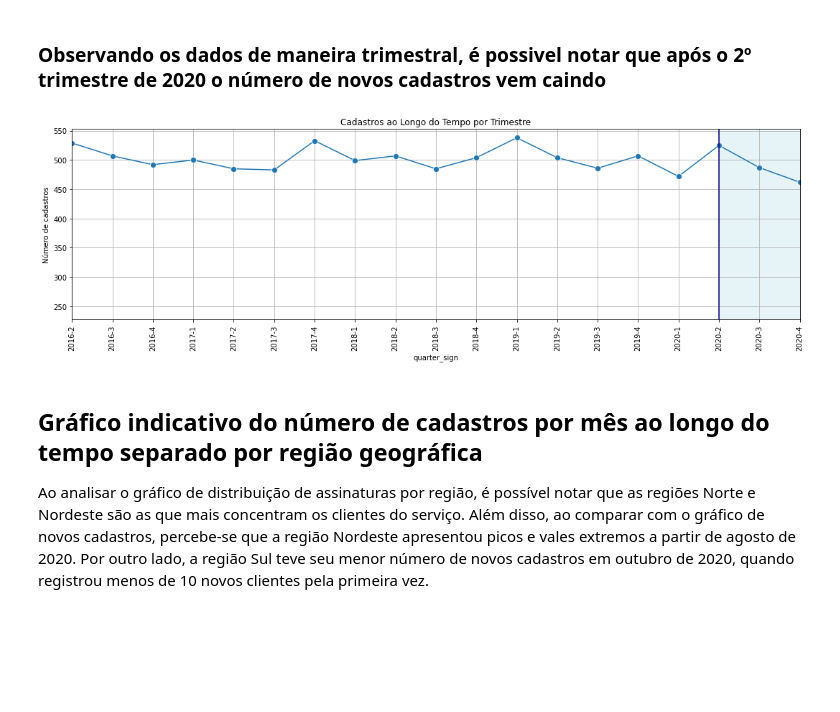
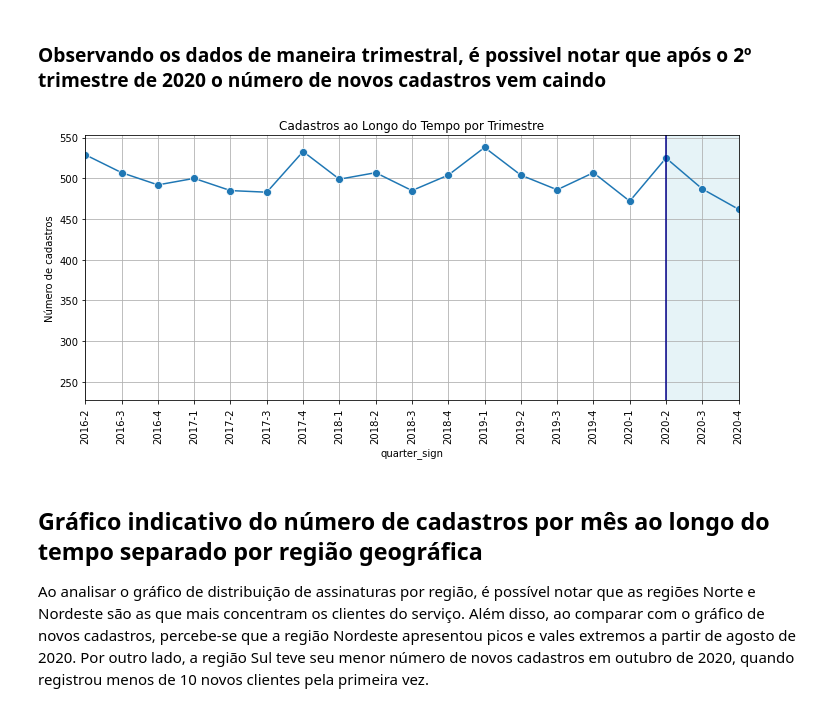
Before and after one commit to gabsalles/churn_analysis, a Jupyter notebook: Churn Petlove.ipynb, the cells around one changed output. Saved outputs shown, nothing was run; the diff lists cells and outputs as text; code cells hidden in the pictures; blank space fills up the shorter version.

```diff
--- a/Churn Petlove.ipynb
+++ b/Churn Petlove.ipynb
@@ -202,23 +202,23 @@ plt.grid();
 # %% [markdown]
 ### Observando os dados de maneira trimestral, é possivel notar que após o 2º trimestre de 2020 o número de novos cadastros vem caindo
 # %%
-plt.figure(figsize=(15,5))
+plt.figure(figsize=(10,5))
 sns.lineplot(x='quarter_sign', y='status',
              data=new_df.groupby(['quarter_sign']).count().reset_index(),
             marker='o', markersize=8)
 
 plt.title('Cadastros ao Longo do Tempo por Trimestre')
 plt.ylabel('Número de cadastros')
 plt.axvline('2020-2', color='darkblue')
 plt.axvspan('2020-2', '2020-5', alpha=0.3, color='lightblue')
 
 plt.xlim('2016-2', '2020-4')
 plt.xticks(rotation=90)
 plt.grid()
 plt.tight_layout()
 plt.savefig("graficos/cadastros.pdf", transparent=True)
 # %% [output]
-[figure, old version]
+[figure, new version]
 # %% [markdown]
 ## Gráfico indicativo do número de cadastros por mês ao longo do tempo separado por região geográfica
 
```
Also changed, not shown: parts of 66 cells of this notebook.
